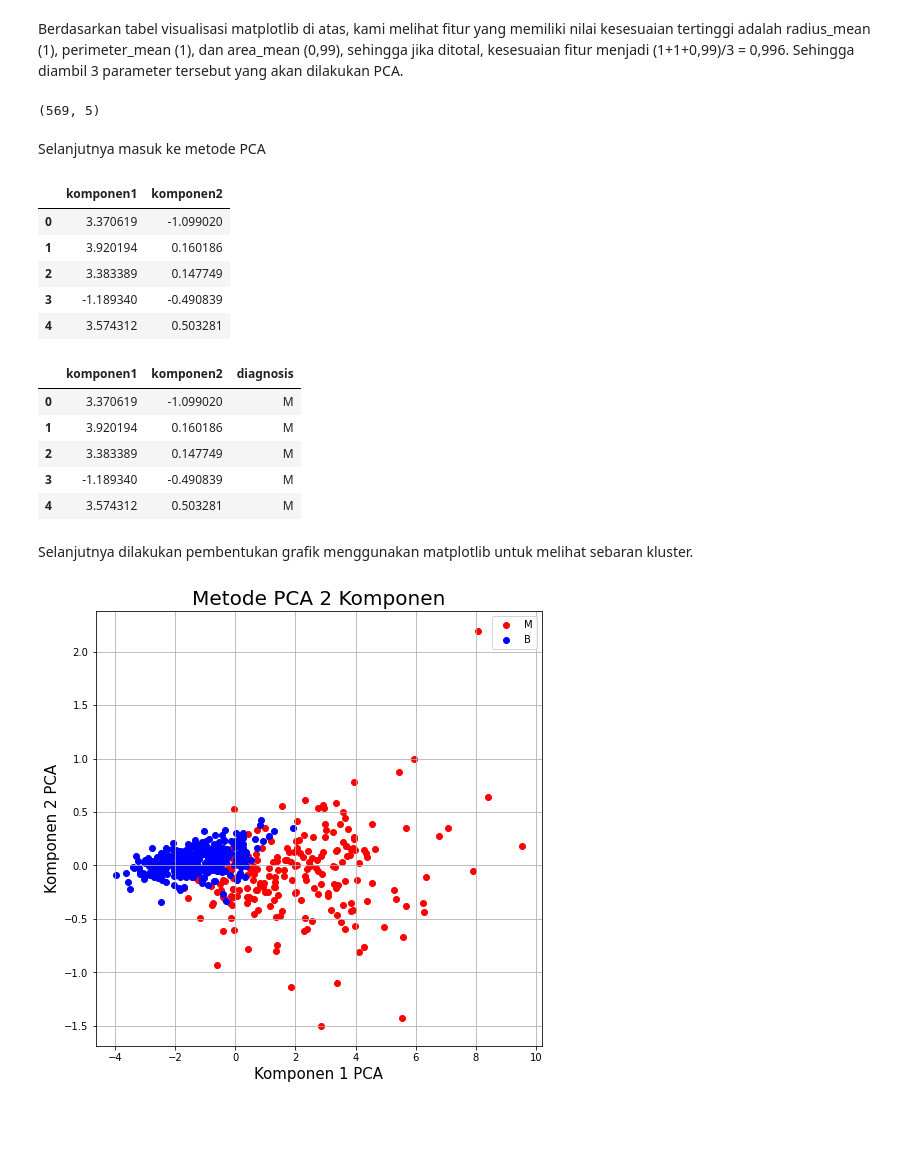
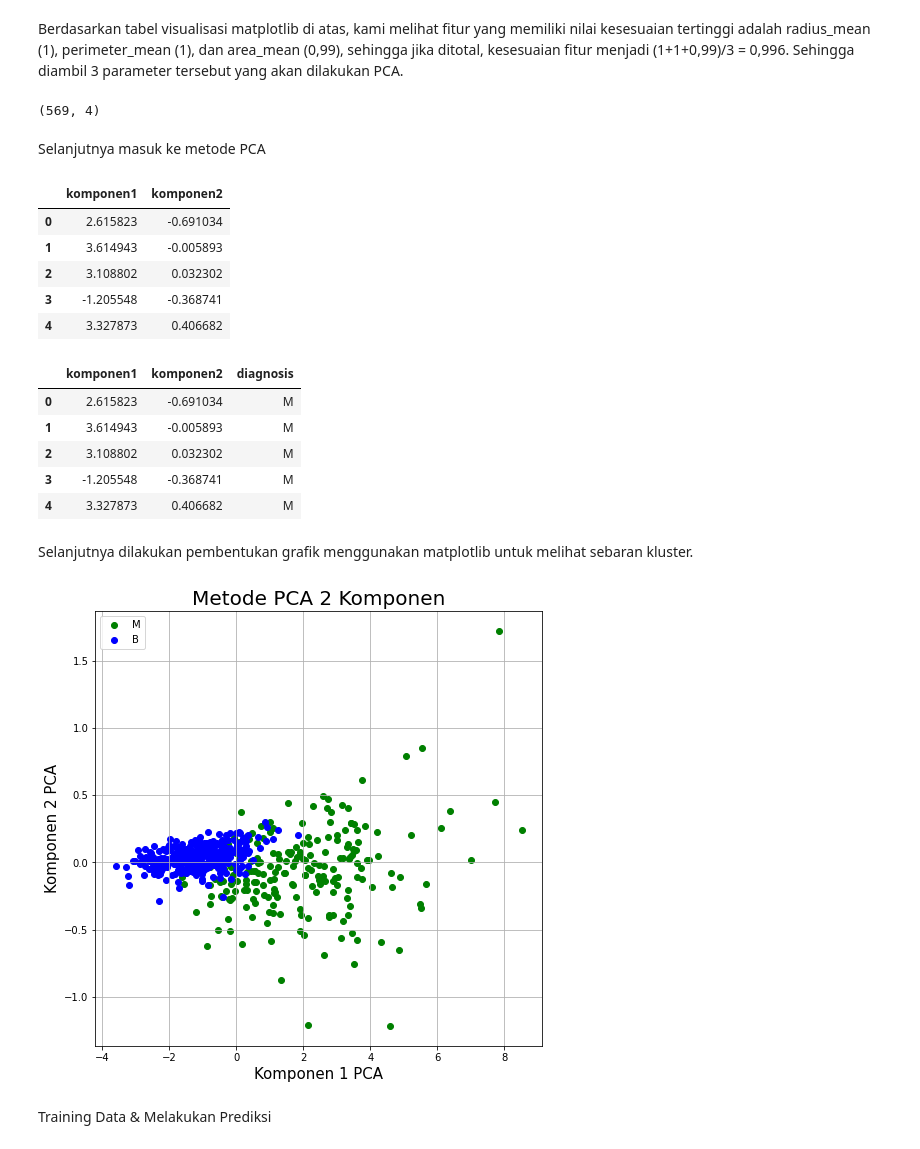
Before and after one commit to hananlu/SLOuas, a Jupyter notebook: Klusterisasi_dengan_PCA.ipynb, the cells around one changed output. Saved outputs shown, nothing was run; the diff lists cells and outputs as text; code cells hidden in the pictures; blank space fills up the shorter version.

```diff
--- a/Klusterisasi_dengan_PCA.ipynb
+++ b/Klusterisasi_dengan_PCA.ipynb
@@ -63,5 +67,6 @@ mpl.show() #memperlihatkan gambar hasil olahan matplotlib
 # %% [markdown]
 Berdasarkan tabel visualisasi matplotlib di atas, kami melihat fitur yang memiliki nilai kesesuaian tertinggi adalah radius_mean (1), perimeter_mean (1), dan area_mean (0,99), sehingga jika ditotal, kesesuaian fitur menjadi (1+1+0,99)/3 = 0,996. Sehingga diambil 3 parameter tersebut yang akan dilakukan PCA.
 # %%
-fitur=sumber[['radius_mean', 'perimeter_mean', 'area_mean', 'radius_worst', 'perimeter_worst']]
-labelin=[['diagnosis']]
+#fitur=sumber[['radius_mean', 'perimeter_mean', 'area_mean', 'radius_worst', 'perimeter_worst']]
+fitur=sumber[['radius_mean', 'perimeter_mean', 'area_mean', 'radius_worst']]
+labelin=sumber[['diagnosis']]
@@ -71,50 +81,54 @@ fitur = StandardScaler().fit_transform(fitur)
 # %%
 fitur.shape
 # %% [output]
-(569, 5)
+(569, 4)
 # %% [markdown]
 Selanjutnya masuk ke metode PCA
 # %%
 sederhana = PCA(n_components=2) #membuat PCA dengan nama sederhana berisi 2 komponen
 fitur_sederhana = sederhana.fit_transform(fitur) #melakukan transformasi dari parameter fitur
+fitur_train = sederhana.fit_transform(fitur_train)
+fitur_test = sederhana.fit_transform(fitur_test)
 #membuat tabel bernama  Analisa, berisikan kolom komponen1, komponen2
 Analisa = pd.DataFrame(data = fitur_sederhana
              , columns = ['komponen1', 'komponen2'])
 Analisa.head()
 # %% [output]
 |  | komponen1 | komponen2 |
-| 0 | 3.370619 | -1.099020 |
-| 1 | 3.920194 | 0.160186 |
-| 2 | 3.383389 | 0.147749 |
-| 3 | -1.189340 | -0.490839 |
-| 4 | 3.574312 | 0.503281 |
+| 0 | 2.615823 | -0.691034 |
+| 1 | 3.614943 | -0.005893 |
+| 2 | 3.108802 | 0.032302 |
+| 3 | -1.205548 | -0.368741 |
+| 4 | 3.327873 | 0.406682 |
 # %%
 #dilakukan pembentukan tabel baru bernama AnanlisisFinal berupa penggabungan tabel (concat) Analisa dengan kolom "diagnosis"
 AnalisisFinal = pd.concat([Analisa, sumber[['diagnosis']]], axis = 1)
 AnalisisFinal.head()
 # %% [output]
 |  | komponen1 | komponen2 | diagnosis |
-| 0 | 3.370619 | -1.099020 | M |
-| 1 | 3.920194 | 0.160186 | M |
-| 2 | 3.383389 | 0.147749 | M |
-| 3 | -1.189340 | -0.490839 | M |
-| 4 | 3.574312 | 0.503281 | M |
+| 0 | 2.615823 | -0.691034 | M |
+| 1 | 3.614943 | -0.005893 | M |
+| 2 | 3.108802 | 0.032302 | M |
+| 3 | -1.205548 | -0.368741 | M |
+| 4 | 3.327873 | 0.406682 | M |
 # %% [markdown]
 Selanjutnya dilakukan pembentukan grafik menggunakan matplotlib untuk melihat sebaran kluster.
 # %%
 fig = plt.figure(figsize = (8,8))
 ax = fig.add_subplot(1,1,1)
 ax.set_xlabel('Komponen 1 PCA', fontsize = 15)
 ax.set_ylabel('Komponen 2 PCA', fontsize = 15)
 ax.set_title('Metode PCA 2 Komponen', fontsize = 20)
 targets = ['M', 'B']
-colors = ['r', 'b']
+colors = ['g', 'b']
 for target, color in zip(targets,colors):
     indicesToKeep = AnalisisFinal['diagnosis'] == target
     ax.scatter(AnalisisFinal.loc[indicesToKeep, 'komponen1']
                , AnalisisFinal.loc[indicesToKeep, 'komponen2']
                , c = color)
 ax.legend(targets)
 ax.grid()
 # %% [output]
-[figure, old version]
+[figure, new version]
+# %% [markdown]
+Training Data & Melakukan Prediksi
```
Also changed, not shown: parts of 6 cells of this notebook.
